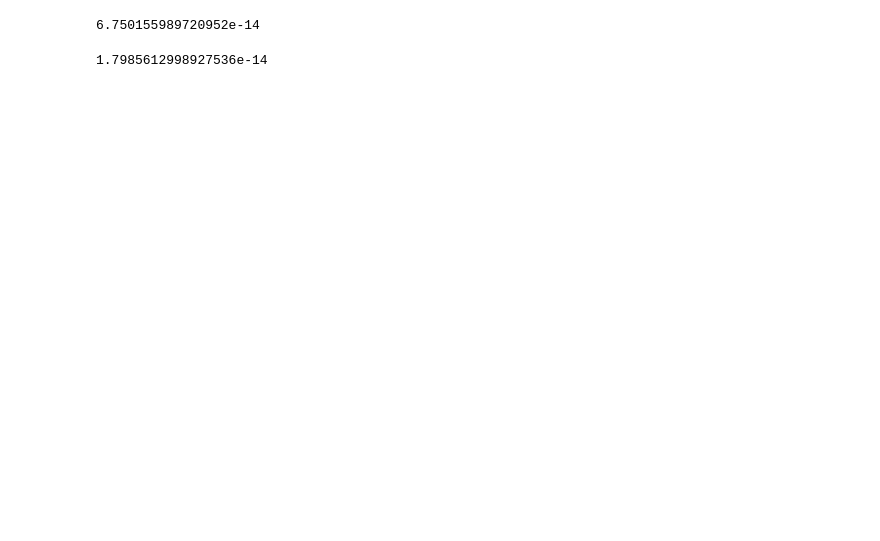
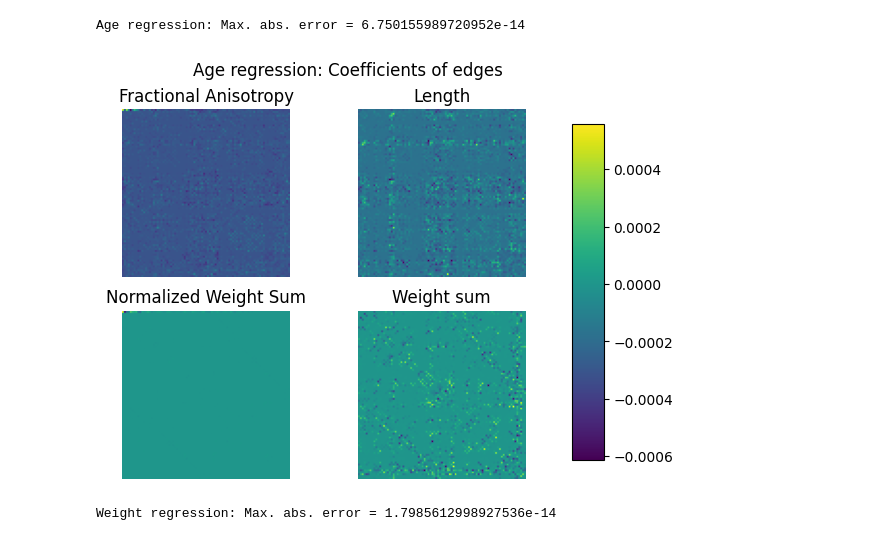
Before and after one commit to peter-i-istvan/TDK, a Jupyter notebook: data_analytics.ipynb, the cells around one changed output. Saved outputs shown, nothing was run; the diff lists cells and outputs as text; code cells hidden in the pictures; blank space fills up the shorter version.

```diff
--- a/data_analytics.ipynb
+++ b/data_analytics.ipynb
@@ -99,9 +99,34 @@ lr = LinearRegression()
 lr = lr.fit(X, y_age)
 
 predictions = lr.predict(X)
-np.max(np.absolute(predictions - y_age))
+MAE = np.max(np.absolute(predictions - y_age))
+print(f"Age regression: Max. abs. error = {MAE}")
 # %% [output]
-6.750155989720952e-14
+Age regression: Max. abs. error = 6.750155989720952e-14
+# %%
+import matplotlib.pyplot as plt
+
+coefs = lr.coef_.reshape((87, 87, 4))
+titles = [
+    "Fractional Anisotropy",
+    "Length",
+    "Normalized Weight Sum",
+    "Weight sum"
+]
+
+fig, axes = plt.subplots(2, 2)
+for i, ax in enumerate(axes.flat):
+    im = ax.imshow(coefs[:, :, i])
+    ax.axis("off")
+    ax.set_title(titles[i])
+
+fig.subplots_adjust(right=0.8)
+cbar_ax = fig.add_axes([0.85, 0.15, 0.05, 0.7])
+fig.colorbar(im, cax=cbar_ax)
+
+fig.suptitle("Age regression: Coefficients of edges");
+# %% [output]
+[figure, added]
 # %%
 y_weight = np.zeros(shape=(N,), dtype=float)
 
@@ -114,7 +139,7 @@ lr = LinearRegression()
 lr = lr.fit(X[no_outliers_idx], y_weight[no_outliers_idx])
 
 predictions = lr.predict(X[no_outliers_idx])
-np.max(np.absolute(predictions - y_weight[no_outliers_idx]))
-# list(zip(predictions, y_weight))[217]
+MAE = np.max(np.absolute(predictions - y_weight[no_outliers_idx]))
+print(f"Weight regression: Max. abs. error = {MAE}")
 # %% [output]
-1.7985612998927536e-14
+Weight regression: Max. abs. error = 1.7985612998927536e-14
```
Also changed, not shown: parts of 4 cells of this notebook.
